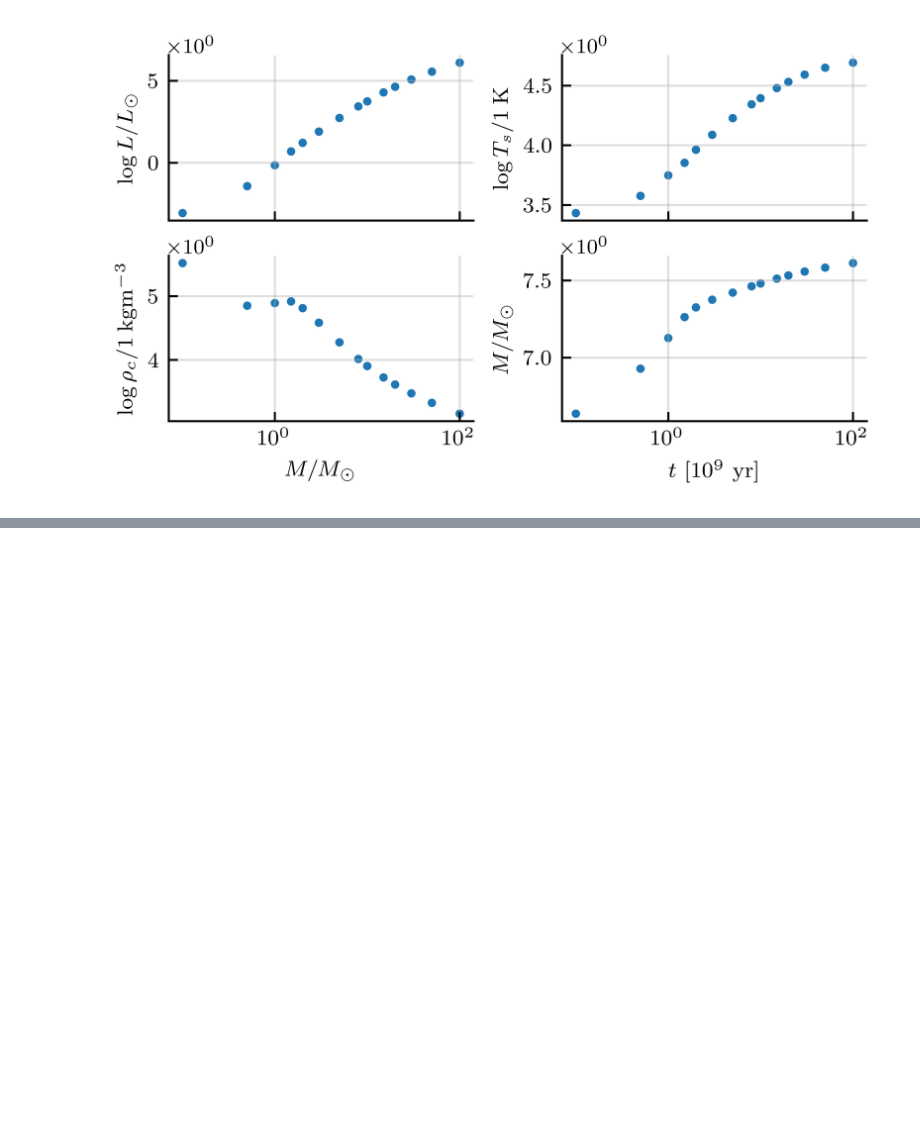
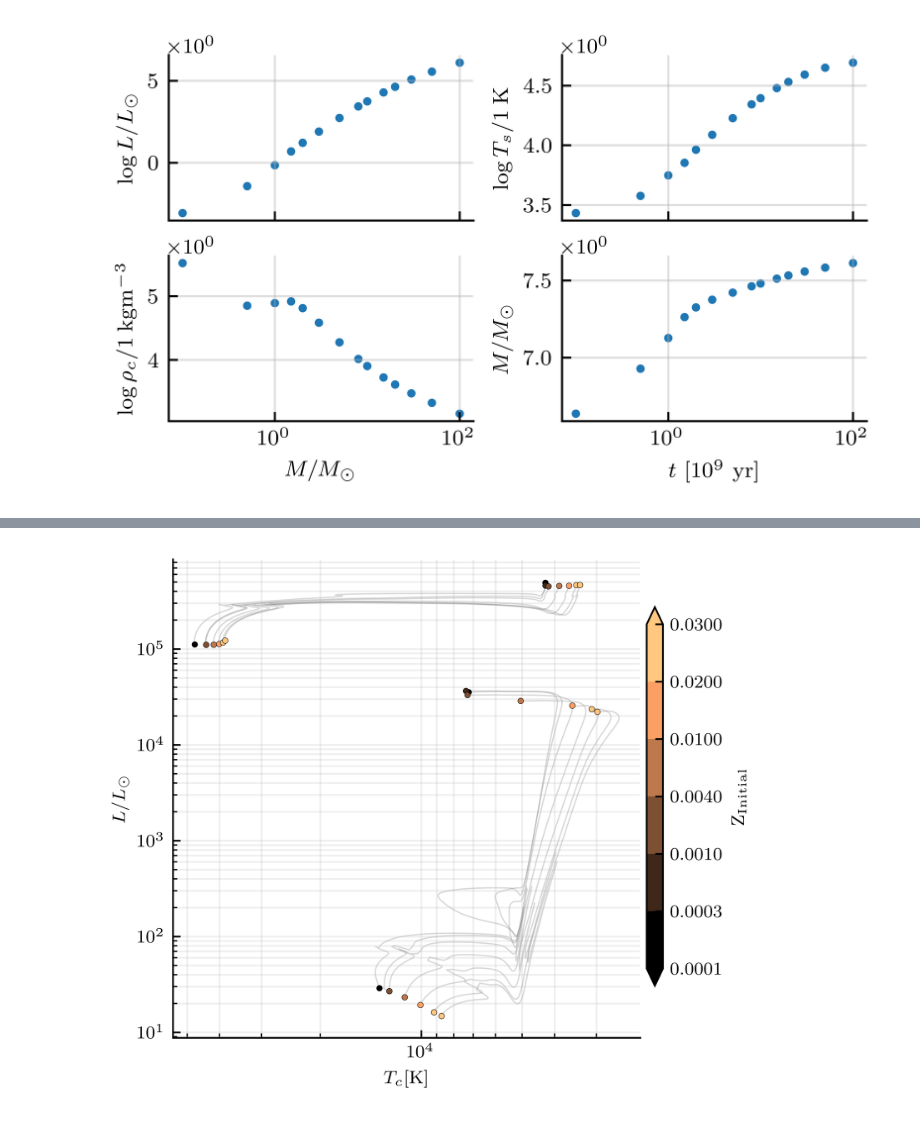
Before and after one commit to JeppJeppsson/Stellar_project, a Jupyter notebook: 3.2.ipynb, the cells around one changed output, grey strips where cells are left out. Saved outputs shown, nothing was run; the diff lists cells and outputs as text; code cells hidden in the pictures; blank space fills up the shorter version.

```diff
--- a/3.2.ipynb
+++ b/3.2.ipynb
@@ -105,0 +141,57 @@ ax.grid(which='both', alpha=0.4, visible=True)
+# %%
+# HR diagram (varying metallicity)
+
+def HR_plot_metal(metallicities,time_frac):
+    fig,ax = plt.subplots(figsize=(3.5,3.5))
+
+    # Create discrete colors
+    cmap = cm.copper
+    cmaplist = [cmap(i) for i in range(cmap.N)]
+    cmap = mcolors.LinearSegmentedColormap.from_list('Z cmap', cmaplist, cmap.N)
+    norm = mcolors.BoundaryNorm(metallicities,cmap.N)
+
+    for Z in metallicities:
+        for M in [2,30]:
+            # Import data
+            df_Z = pd.read_csv(DATA_DIR+f'{M:.3g}M_{Z:.3g}/summary.txt',
+                               delim_whitespace=True, header=None)
+            df_Z.columns = col_names
+
+            # Time evolution
+            ax.plot(10**df_Z['LogTs'],10**df_Z['LogL'],c='grey',
+                    alpha=0.3, linewidth=0.6, zorder=1)
+
+            # Scatter
+            time_frac_idx = [np.argmin(np.abs(df_Z['t'] - (t*np.max(df_Z['t']))))
+                        for t in time_frac]
+
+            color = cmap(norm(metallicities))
+
+            ax.scatter(10**df_Z['LogTs'][time_frac_idx],10**df_Z['LogL'][time_frac_idx],
+                        s=7, zorder=2, edgecolors='k', linewidth=0.2,
+                        c=[Z]*len(time_frac_idx),cmap=cmap,norm=norm)
+
+
+    ax.set_yscale('log')
+    ax.set_xscale('log')
+
+    ax.xaxis.set_inverted(True)
+
+    ax.set_xlabel(r'$T_c [\mathrm{K}]$')
+    ax.set_ylabel(r'$L / L_\odot$')
+
+    cbar_ax = fig.add_axes([1., 0.2, 0.03, 0.7])
+    cbar = fig.colorbar(cm.ScalarMappable(cmap=cmap, norm=norm), cax=cbar_ax, extend = "both", aspect = 0.8)
+    cbar.set_label(r'$\mathrm{Z_{Initial}}$')
+
+    ax.grid(which='both', alpha=0.2, visible=True)
+    #ax.set_ylim([1e-4,3e6])
+    #ax.set_xlim([2500,6e4])
+
+    ax.xaxis.set_inverted(True)
+
+time_frac = np.array([0,1])
+metallicities = np.array([0.0001,0.0003,0.001,0.004,0.01,0.02,0.03])
+HR_plot_metal(metallicities,time_frac)
+# %% [output]
+[figure, added]
```
Also changed, not shown: parts of 4 cells of this notebook.
